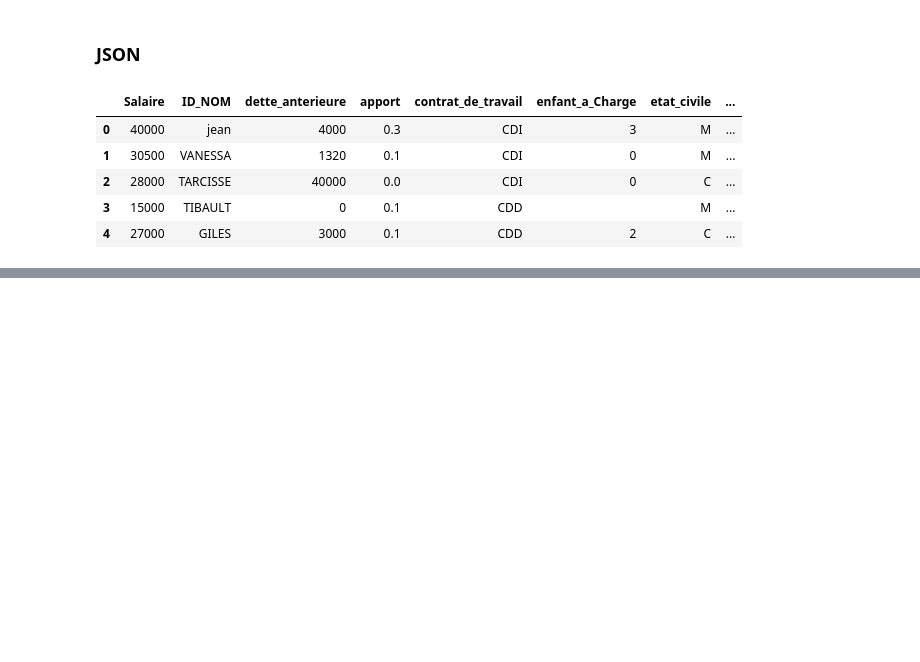
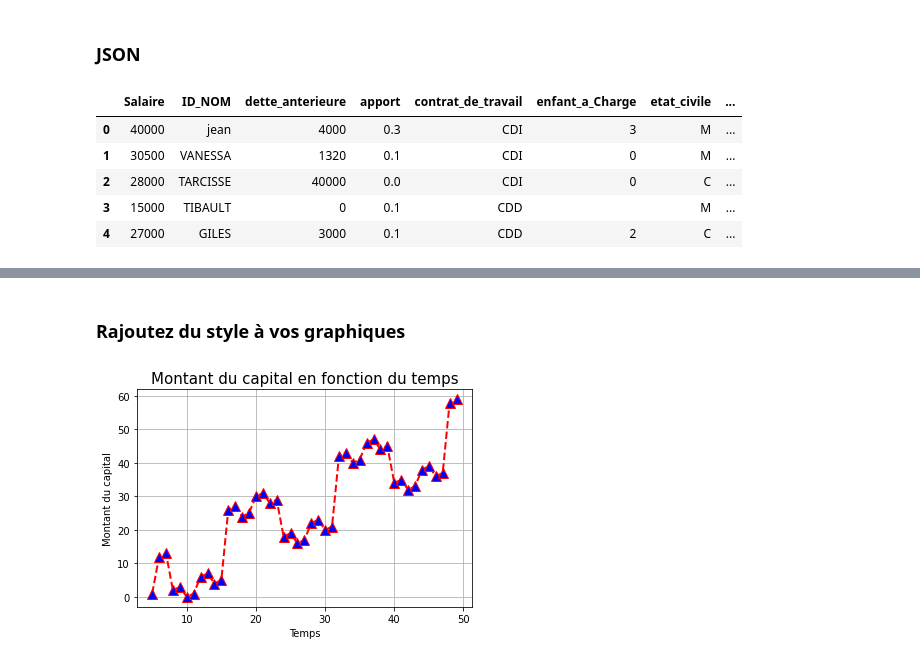
Before and after one commit to CassiaFa/Analyse_Donnees, a Jupyter notebook: analyse.ipynb, the cells around one changed output, grey strips where cells are left out. Cells and saved outputs as stored; diff of their text form; code cells hidden in the pictures; blank space fills up the shorter version.

```diff
--- a/analyse.ipynb
+++ b/analyse.ipynb
@@ -50,0 +259,11 @@ cd_immo_json.head()
+# %% [markdown]
+###  Rajoutez du style à vos graphiques
+# %%
+plt.plot(x,y, linewidth=2, color="red", linestyle = "dashed", marker="^", markersize=10, markerfacecolor="blue")
+plt.title("Montant du capital en fonction du temps", fontsize=15)
+plt.xlabel("Temps")
+plt.ylabel("Montant du capital")
+plt.grid(visible=True)
+plt.show()
+# %% [output]
+[figure, added]
```
Also changed, not shown: parts of 56 cells of this notebook.
